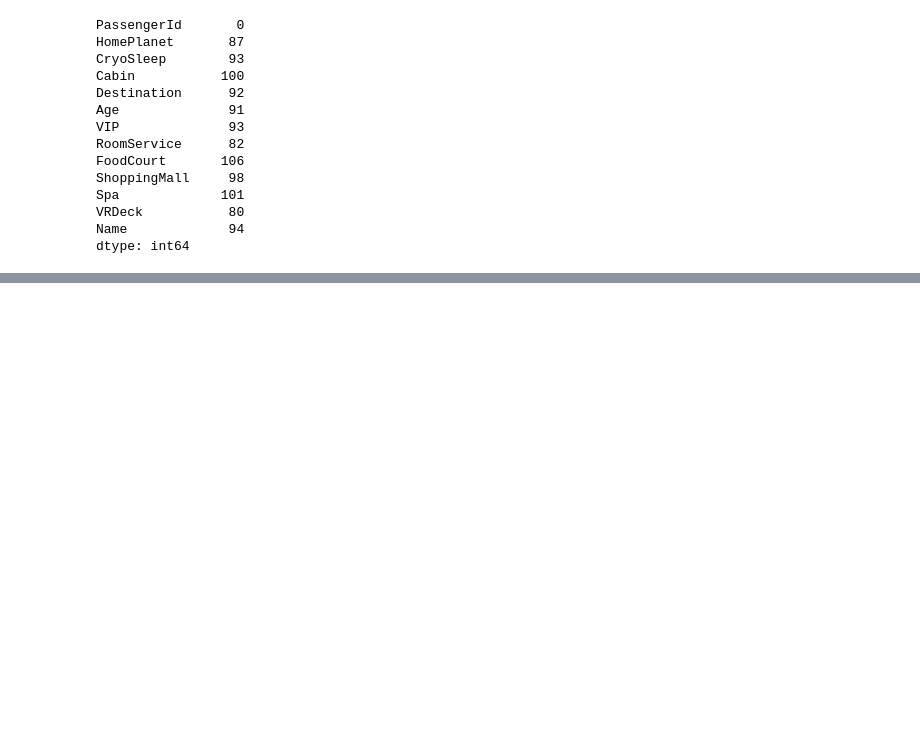
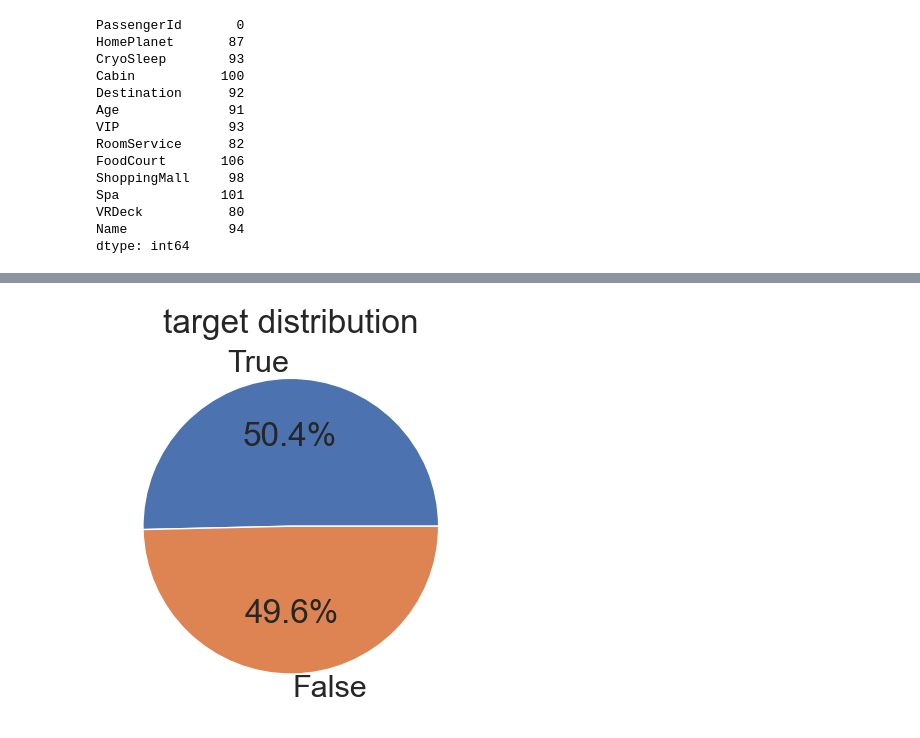
Before and after one commit to leiyese/spaceship_titanic_ml, a Jupyter notebook: main.ipynb, the cells around one changed output, grey strips where cells are left out. Cells and saved outputs as stored; diff of their text form; code cells hidden in the pictures; blank space fills up the shorter version.

```diff
--- a/main.ipynb
+++ b/main.ipynb
@@ -110,0 +142,16 @@ dtype: int64
+# %%
+#Target Distribution
+
+fig, ax = plt.subplots()
+
+ax.pie(
+    df_train['Transported'].value_counts().values,
+    labels=df_train['Transported'].value_counts().index, # Explicitly pass labels
+    autopct='%1.1f%%',
+)
+
+ax.set_title("target distribution")
+
+plt.show()
+# %% [output]
+[figure, added]
```
Also changed, not shown: parts of 53 cells of this notebook.
